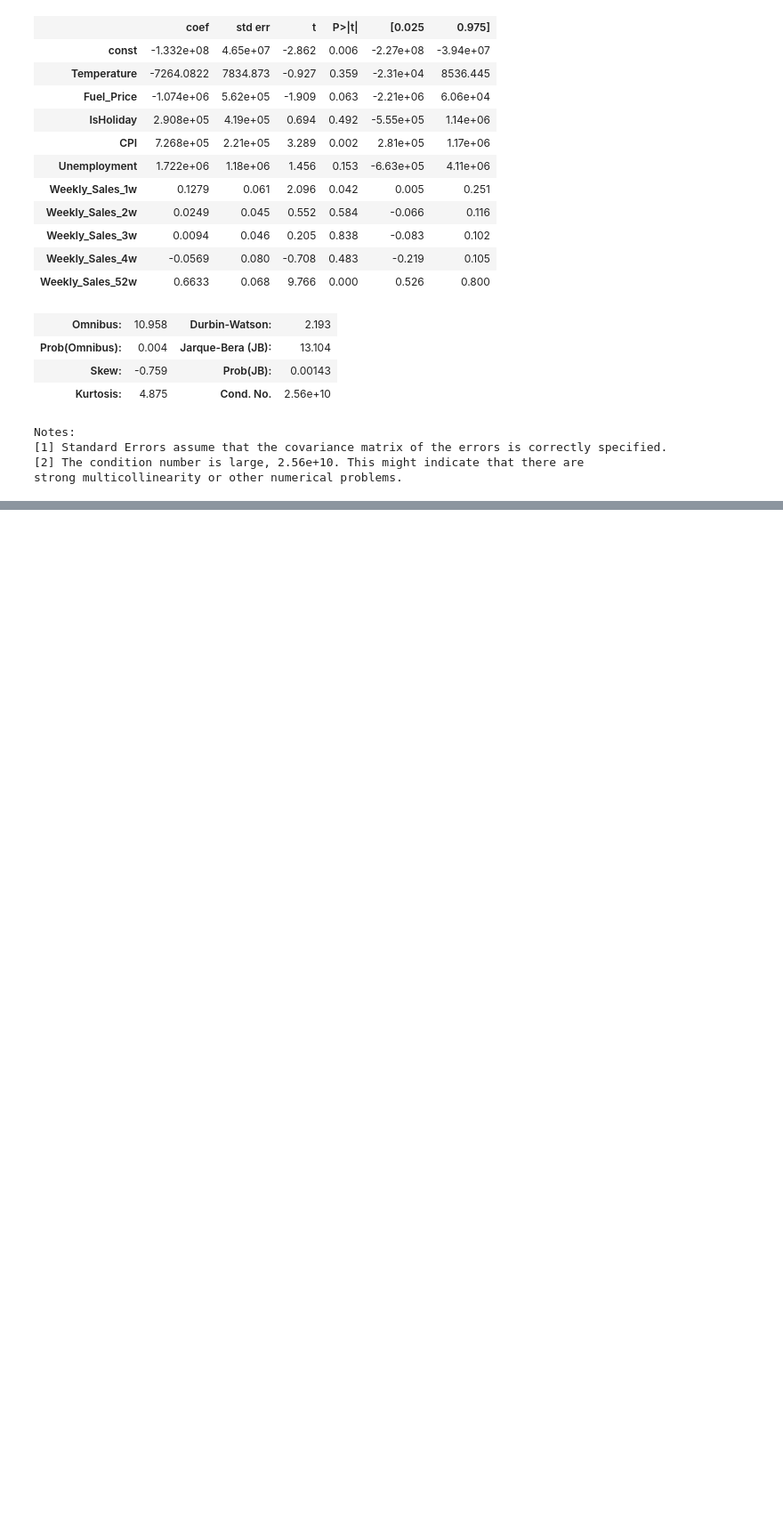
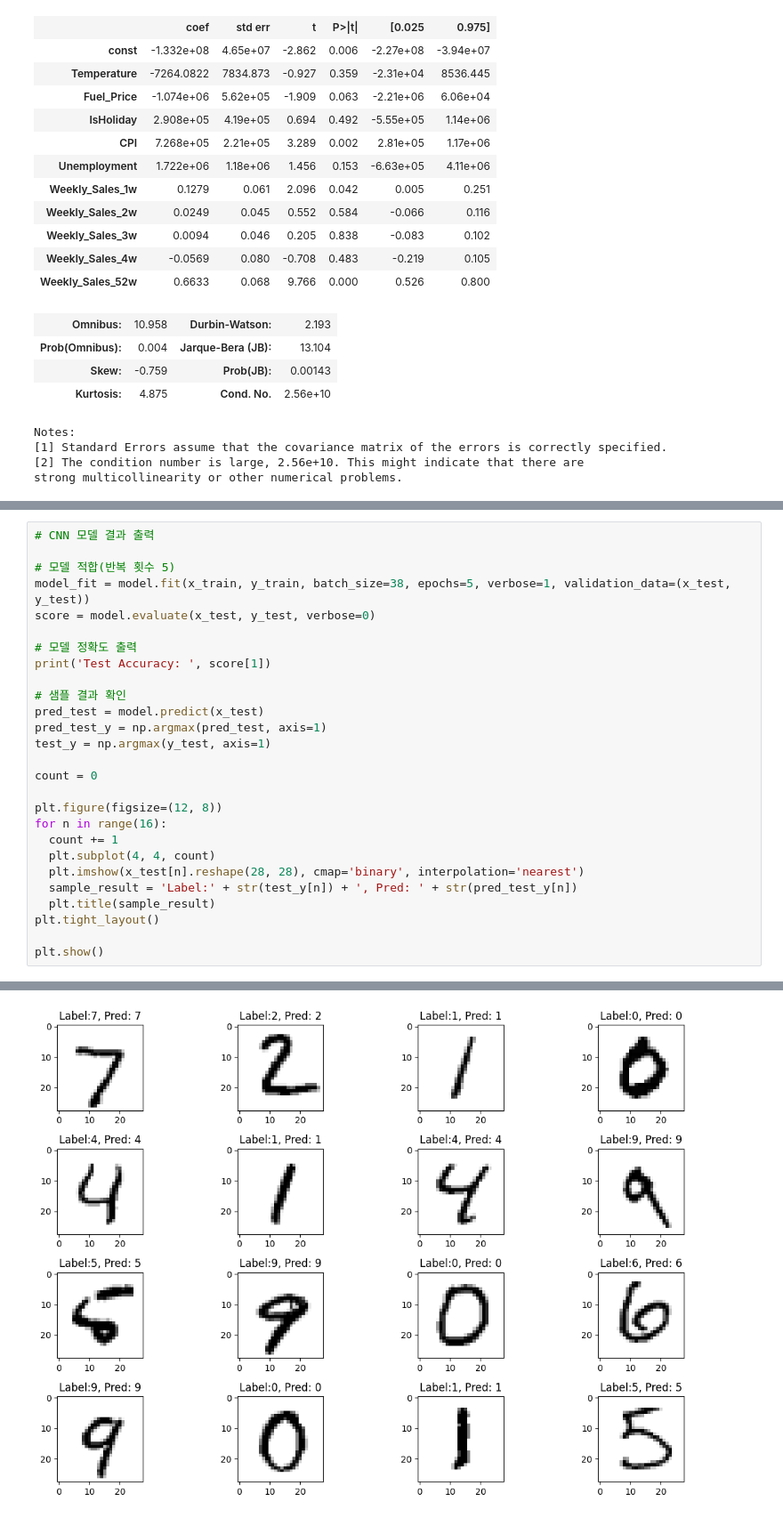
Before and after one commit to choiwlsd/KHUDA, a Jupyter notebook: DataBusinessRecommendationSystem/DBRS_Week6.ipynb, the cells around one changed output, grey strips where cells are left out. Shown at 89% size. Drawn from its saved outputs; the diff is of its cells as text; blank space fills up the shorter version.

```diff
--- a/DataBusinessRecommendationSystem/DBRS_Week6.ipynb
+++ b/DataBusinessRecommendationSystem/DBRS_Week6.ipynb
@@ -530,0 +1194,28 @@ strong multicollinearity or other numerical problems.
+# %%
+# CNN 모델 결과 출력
+
+# 모델 적합(반복 횟수 5)
+model_fit = model.fit(x_train, y_train, batch_size=38, epochs=5, verbose=1, validation_data=(x_test, y_test))
+score = model.evaluate(x_test, y_test, verbose=0)
+
+# 모델 정확도 출력
+print('Test Accuracy: ', score[1])
+
+# 샘플 결과 확인
+pred_test = model.predict(x_test)
+pred_test_y = np.argmax(pred_test, axis=1)
+test_y = np.argmax(y_test, axis=1)
+
+count = 0
+
+plt.figure(figsize=(12, 8))
+for n in range(16):
+  count += 1
+  plt.subplot(4, 4, count)
+  plt.imshow(x_test[n].reshape(28, 28), cmap='binary', interpolation='nearest')
+  sample_result = 'Label:' + str(test_y[n]) + ', Pred: ' + str(pred_test_y[n])
+  plt.title(sample_result)
+plt.tight_layout()
+
+plt.show()
+# %% [output]
@@ -530,0 +1234 @@ strong multicollinearity or other numerical problems.
+[figure, added]
```
Also changed, not shown: parts of 81 cells of this notebook.
